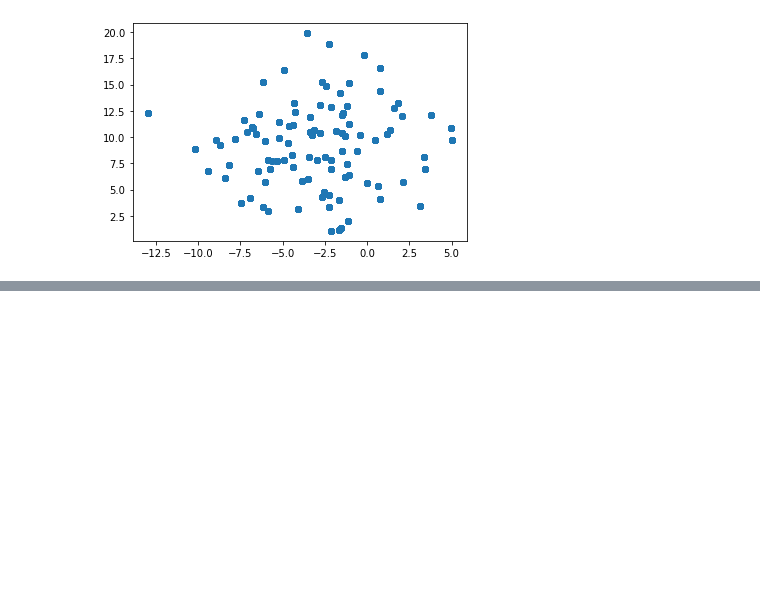
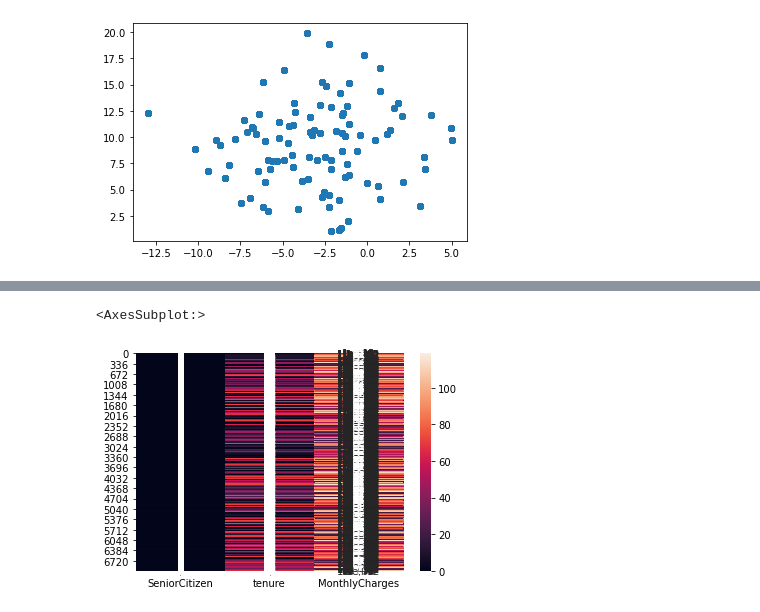
Before and after one commit to elinvangbo/elin_lab_solutions, a Jupyter notebook: week4/Activity309.ipynb, the cells around one changed output, grey strips where cells are left out. Drawn from its saved outputs; the diff is of its cells as text; code cells hidden in the pictures; blank space fills up the shorter version.

```diff
--- a/week4/Activity309.ipynb
+++ b/week4/Activity309.ipynb
@@ -72,3 +72,7 @@ plt.scatter(X_ros[y_ros==0,0], X_ros[y_ros==0,1])
 # %% [output]
 <matplotlib.collections.PathCollection at 0x...>
 [figure]
+# %%
+import pandas as pd
+pd.set_option('display.max_columns', None)
+data = pd.read_csv("customer_churn.csv")
@@ -74,0 +95,4 @@ plt.scatter(X_ros[y_ros==0,0], X_ros[y_ros==0,1])
+# %%
+import numpy as np
+numericals = data.select_dtypes(np.number)
+numericals
@@ -74,0 +113,5 @@ plt.scatter(X_ros[y_ros==0,0], X_ros[y_ros==0,1])
+# %%
+sns.heatmap(numericals, annot=True)
+# %% [output]
+<AxesSubplot:>
+[figure, added]
```
Also changed, not shown: parts of 4 cells of this notebook, 8 other files.
